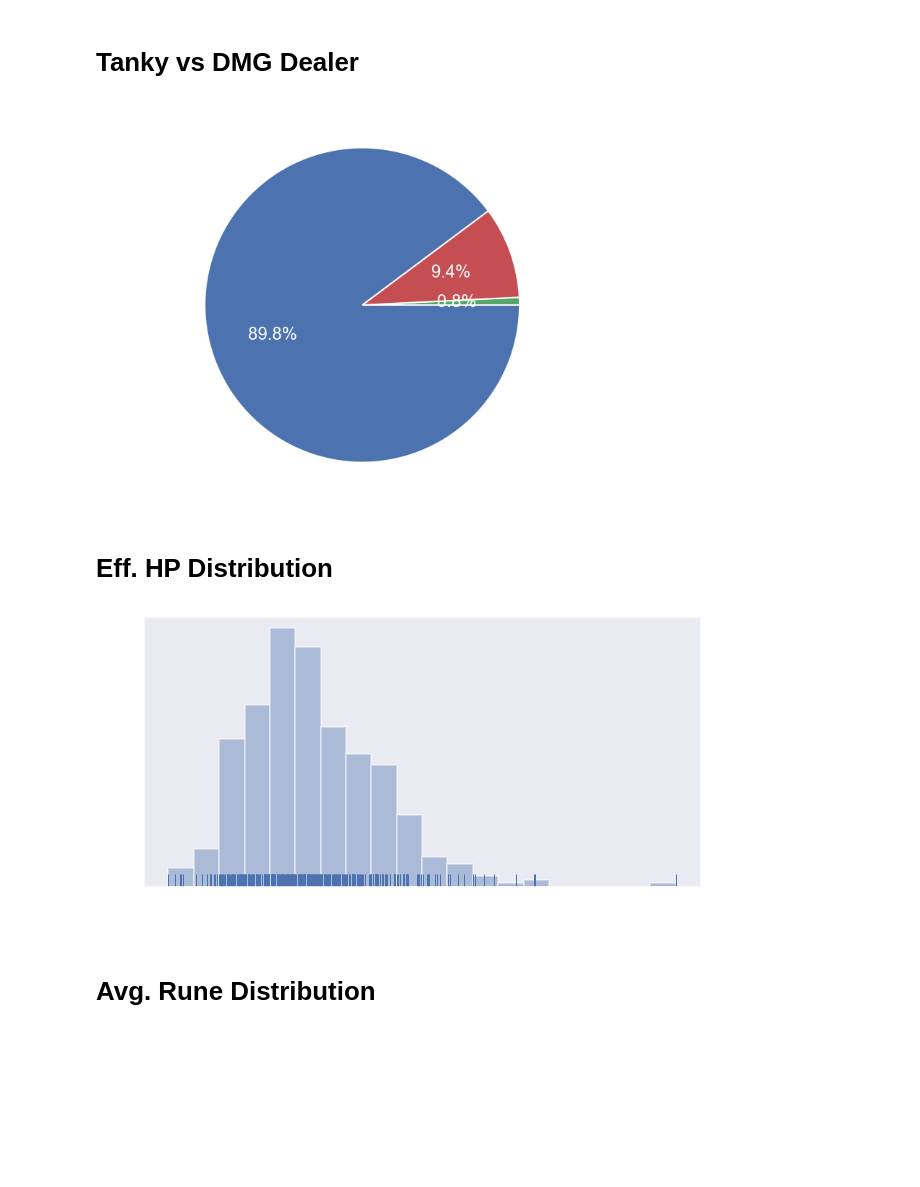
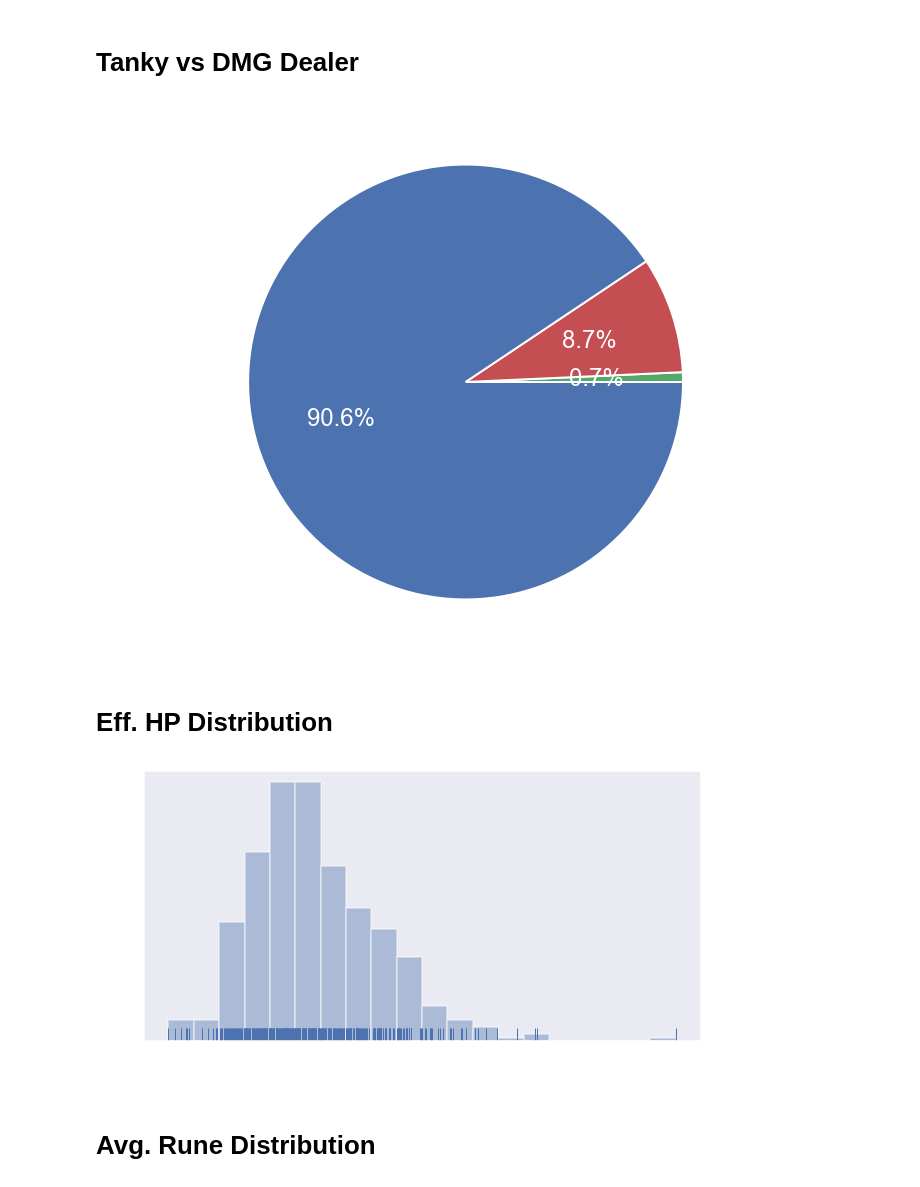
Before and after one commit to QuatZo/swstats, a Jupyter notebook: report files/galleon.ipynb, the cells around one changed output. Cells and saved outputs as stored; diff of their text form; code cells hidden in the pictures; blank space fills up the shorter version.

```diff
--- a/report files/galleon.ipynb
+++ b/report files/galleon.ipynb
@@ -14,7 +14,7 @@ sns.set_context("poster")
 matplotlib.rcParams['text.color'] = 'white'
 
 monster = "galleon"
-filename = monster + "_20200329.csv"
+filename = monster + "_20200331.csv"
 
 BASE_STATS = {
     'HP': 11535,
@@ -138,17 +138,17 @@ plt.show()
 # %%
 fig = plt.figure(figsize=(10, 10))
 dmg_dealer_df = df_stars6[(df_stars6["Crit Rate"] > 60) & (df_stars6["Crit Dmg"] > 150)] # shows mons with 60%+ crit rate & 150%+ crit damage
 pseudo_dmg_dealer_df = df_stars6[(df_stars6["Attack"] > 1500) & (df_stars6["Crit Rate"] < 60)]
 pie_dmg_or_tanky = {
-    'Damage Dealer [60%+ crit rate, 150% + crit dmg]': dmg_dealer_df.shape[0],
-    'Pseudo - Damage Dealer [High ATK]': pseudo_dmg_dealer_df.shape[0],
+    'Damage Dealer \n[60%+ crit rate,\n 150% + crit dmg]': dmg_dealer_df.shape[0],
+    'Squishy \n[High ATK]': pseudo_dmg_dealer_df.shape[0],
     'Other [Tanky]': df_stars6.shape[0] - pseudo_dmg_dealer_df.shape[0] - dmg_dealer_df.shape[0],
 }
 plt.pie(pie_dmg_or_tanky.values(), labels=pie_dmg_or_tanky.keys(), autopct='%1.1f%%', colors=['g', 'r', 'b'])
 plt.savefig(monster + "_pie_is_tanky.png", transparent=True, bbox_inches = "tight")
 plt.show()
 # %% [output]
-[figure, old version]
+[figure, new version]
 # %% [markdown]
 # Eff. HP Distribution
 # %%
@@ -157,7 +157,7 @@ sns.distplot(df_stars6["Eff. HP"], bins=20, kde=False, rug=True).set_xlabel(None
 plt.tick_params(labelcolor='white')
 plt.savefig(monster + "_dist_effhp.png", transparent=True, bbox_inches = "tight")
 # %% [output]
-[figure, old version]
+[figure, new version]
 # %% [markdown]
 # Avg. Rune Distribution
 # %%
```
Also changed, not shown: parts of 21 cells of this notebook, 18 other files.
